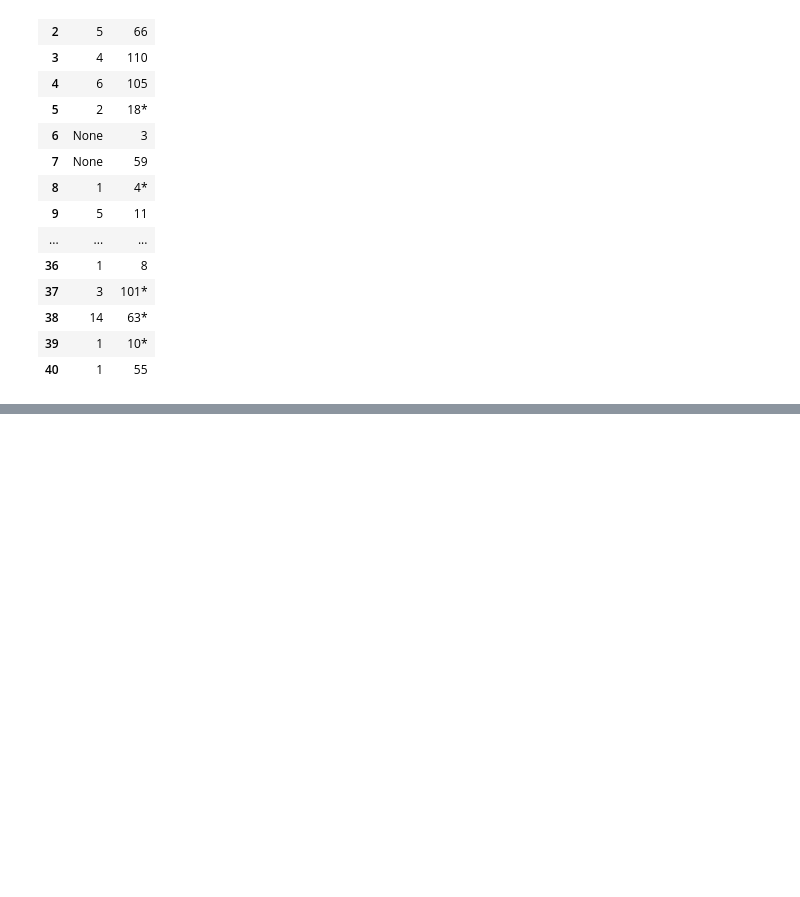
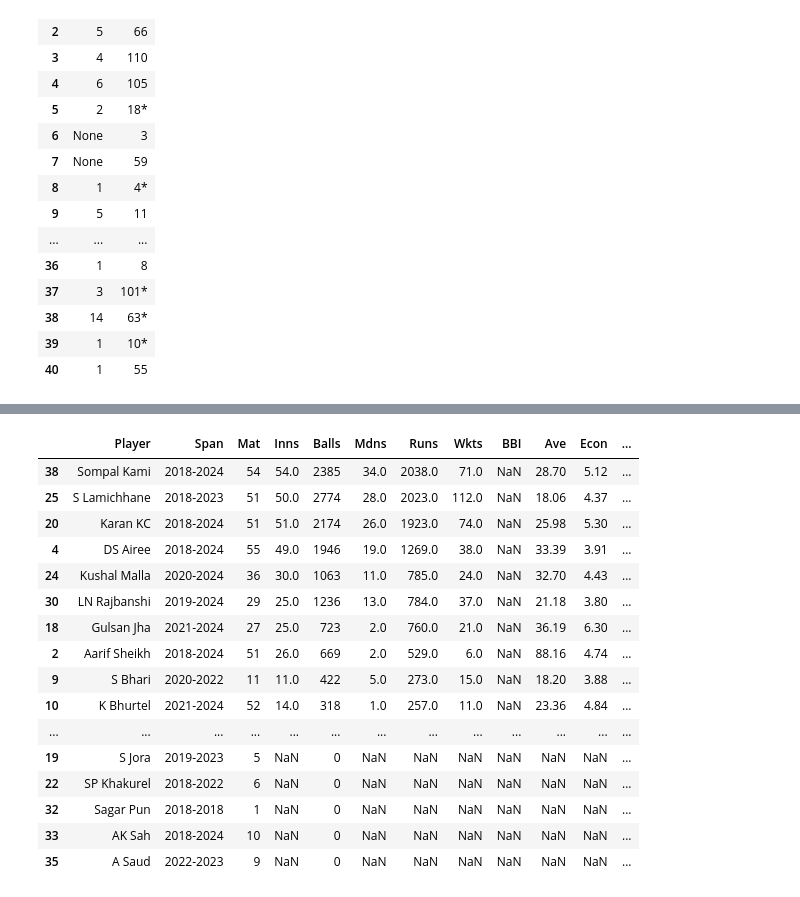
Before and after one commit to ankman007/cricket-statsguru, a Jupyter notebook: PlayersStat.ipynb, the cells around one changed output, grey strips where cells are left out. Cells and saved outputs as stored; diff of their text form; code cells hidden in the pictures; blank space fills up the shorter version.

```diff
--- a/PlayersStat.ipynb
+++ b/PlayersStat.ipynb
@@ -75,0 +147,3 @@ get_radar_plot(df , 'S Lamichhane' , ['Mat' , 'Inns'  ,'NO' , 'Runs'  ])
+# %%
+df_bowl = pd.read_csv("data/bowling_players_odi.csv")
+df_bowl.info()
@@ -75,0 +174,5 @@ get_radar_plot(df , 'S Lamichhane' , ['Mat' , 'Inns'  ,'NO' , 'Runs'  ])
+# %%
+str_columns = ['Inns', 'Balls', 'Mdns', 'Runs', 'Wkts', 'BBI',
+       'Ave', 'Econ', 'SR', '5', '10', 'Ct', 'St']
+df_bowl[str_columns] = df_bowl[str_columns].apply(pd.to_numeric, errors='coerce')
+df_bowl.info()
@@ -75,0 +197,20 @@ get_radar_plot(df , 'S Lamichhane' , ['Mat' , 'Inns'  ,'NO' , 'Runs'  ])
+# %%
+df_bowl.sort_values(by="Runs" , ascending=False)
+# %% [output]
+|  | Player | Span | Mat | Inns | Balls | Mdns | Runs | Wkts | BBI | Ave | Econ | ... |
+| 38 | Sompal Kami | 2018-2024 | 54 | 54.0 | 2385 | 34.0 | 2038.0 | 71.0 | NaN | 28.70 | 5.12 | ... |
+| 25 | S Lamichhane | 2018-2023 | 51 | 50.0 | 2774 | 28.0 | 2023.0 | 112.0 | NaN | 18.06 | 4.37 | ... |
+| 20 | Karan KC | 2018-2024 | 51 | 51.0 | 2174 | 26.0 | 1923.0 | 74.0 | NaN | 25.98 | 5.30 | ... |
+| 4 | DS Airee | 2018-2024 | 55 | 49.0 | 1946 | 19.0 | 1269.0 | 38.0 | NaN | 33.39 | 3.91 | ... |
+| 24 | Kushal Malla | 2020-2024 | 36 | 30.0 | 1063 | 11.0 | 785.0 | 24.0 | NaN | 32.70 | 4.43 | ... |
+| 30 | LN Rajbanshi | 2019-2024 | 29 | 25.0 | 1236 | 13.0 | 784.0 | 37.0 | NaN | 21.18 | 3.80 | ... |
+| 18 | Gulsan Jha | 2021-2024 | 27 | 25.0 | 723 | 2.0 | 760.0 | 21.0 | NaN | 36.19 | 6.30 | ... |
+| 2 | Aarif Sheikh | 2018-2024 | 51 | 26.0 | 669 | 2.0 | 529.0 | 6.0 | NaN | 88.16 | 4.74 | ... |
+| 9 | S Bhari | 2020-2022 | 11 | 11.0 | 422 | 5.0 | 273.0 | 15.0 | NaN | 18.20 | 3.88 | ... |
+| 10 | K Bhurtel | 2021-2024 | 52 | 14.0 | 318 | 1.0 | 257.0 | 11.0 | NaN | 23.36 | 4.84 | ... |
+| ... | ... | ... | ... | ... | ... | ... | ... | ... | ... | ... | ... | ... |
+| 19 | S Jora | 2019-2023 | 5 | NaN | 0 | NaN | NaN | NaN | NaN | NaN | NaN | ... |
+| 22 | SP Khakurel | 2018-2022 | 6 | NaN | 0 | NaN | NaN | NaN | NaN | NaN | NaN | ... |
+| 32 | Sagar Pun | 2018-2018 | 1 | NaN | 0 | NaN | NaN | NaN | NaN | NaN | NaN | ... |
+| 33 | AK Sah | 2018-2024 | 10 | NaN | 0 | NaN | NaN | NaN | NaN | NaN | NaN | ... |
+| 35 | A Saud | 2022-2023 | 9 | NaN | 0 | NaN | NaN | NaN | NaN | NaN | NaN | ... |
```
Also changed, not shown: parts of 7 cells of this notebook, 4 other files.
